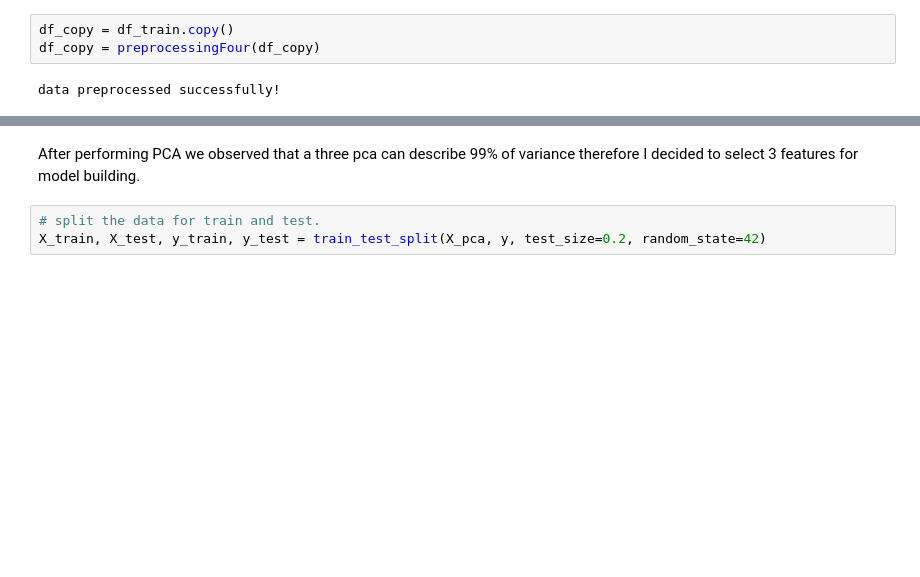
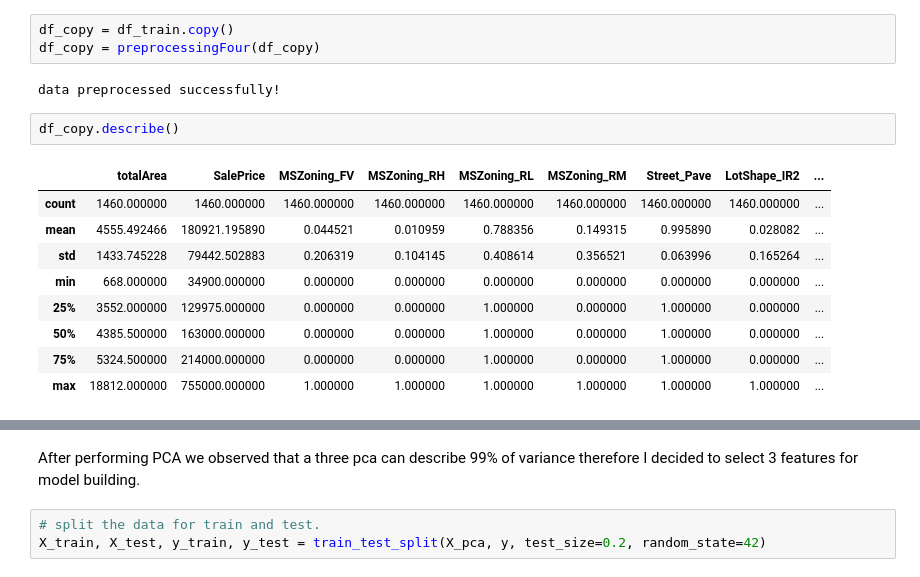
Before and after one commit to mdismailquraishicse/HousePriceAdvanceRegressionTechniquesKaggle, a Jupyter notebook: Main.ipynb, the cells around one changed output, grey strips where cells are left out. Saved outputs shown, nothing was run; the diff lists cells and outputs as text; blank space fills up the shorter version.

```diff
--- a/Main.ipynb
+++ b/Main.ipynb
@@ -308,5 +308,17 @@ df_copy = df_train.copy()
 df_copy = preprocessingFour(df_copy)
 # %% [output]
 data preprocessed successfully!
+# %%
+df_copy.describe()
+# %% [output]
+|  | totalArea | SalePrice | MSZoning_FV | MSZoning_RH | MSZoning_RL | MSZoning_RM | Street_Pave | LotShape_IR2 | ... |
+| count | 1460.000000 | 1460.000000 | 1460.000000 | 1460.000000 | 1460.000000 | 1460.000000 | 1460.000000 | 1460.000000 | ... |
+| mean | 4555.492466 | 180921.195890 | 0.044521 | 0.010959 | 0.788356 | 0.149315 | 0.995890 | 0.028082 | ... |
+| std | 1433.745228 | 79442.502883 | 0.206319 | 0.104145 | 0.408614 | 0.356521 | 0.063996 | 0.165264 | ... |
+| min | 668.000000 | 34900.000000 | 0.000000 | 0.000000 | 0.000000 | 0.000000 | 0.000000 | 0.000000 | ... |
+| 25% | 3552.000000 | 129975.000000 | 0.000000 | 0.000000 | 1.000000 | 0.000000 | 1.000000 | 0.000000 | ... |
+| 50% | 4385.500000 | 163000.000000 | 0.000000 | 0.000000 | 1.000000 | 0.000000 | 1.000000 | 0.000000 | ... |
+| 75% | 5324.500000 | 214000.000000 | 0.000000 | 0.000000 | 1.000000 | 0.000000 | 1.000000 | 0.000000 | ... |
+| max | 18812.000000 | 755000.000000 | 1.000000 | 1.000000 | 1.000000 | 1.000000 | 1.000000 | 1.000000 | ... |
 # %%
 # Outlier treatment
```
Also changed, not shown: parts of 6 cells of this notebook.
